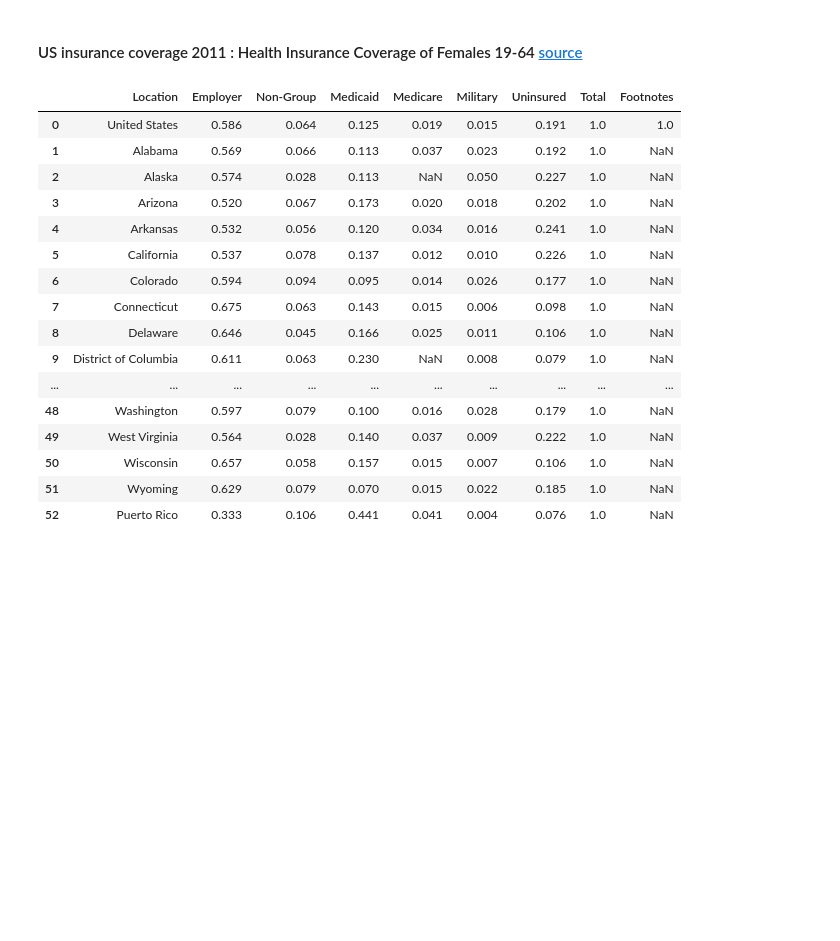
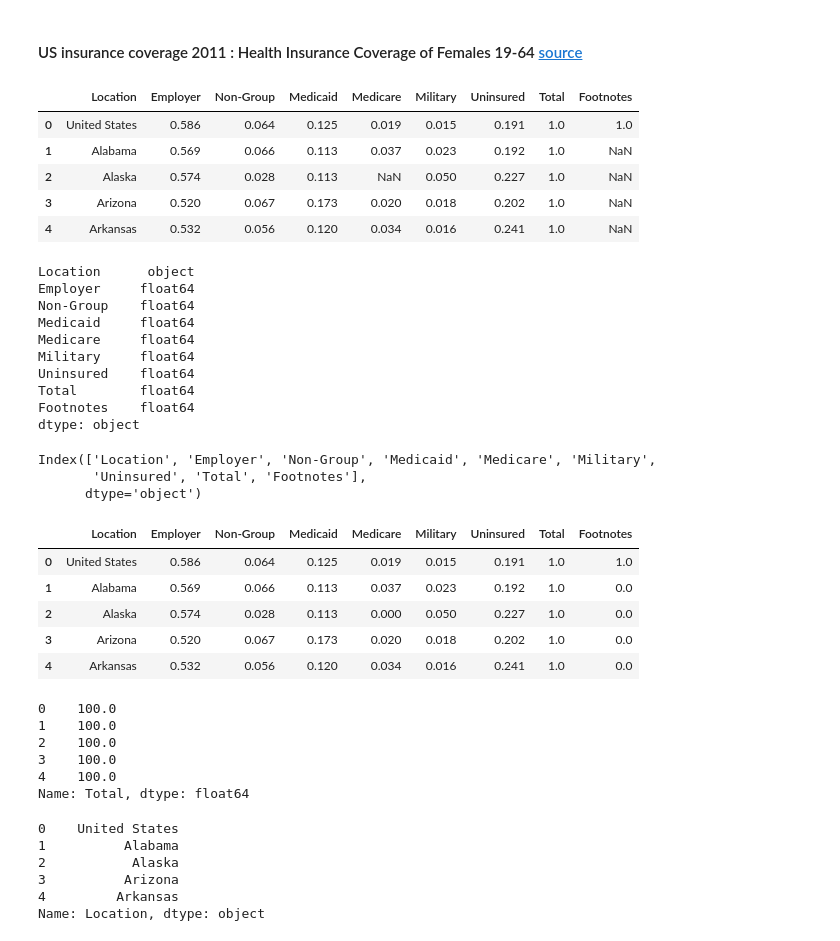
Before and after one commit to LeeProut/US-Maternal-Mortality, a Jupyter notebook: MMR_CDC.ipynb, the cells around one changed output. Saved outputs shown, nothing was run; the diff lists cells and outputs as text; code cells hidden in the pictures; blank space fills up the shorter version.

```diff
--- a/MMR_CDC.ipynb
+++ b/MMR_CDC.ipynb
@@ -526,22 +538,78 @@ us_ins_2009_df.head()
 # %% [markdown]
 #### US insurance coverage 2011 : Health Insurance Coverage of Females 19-64 [source](https://www.kff.org/other/state-indicator/health-insurance-coverage-of-nonelderly-adult-females/?currentTimeframe=8&sortModel=%7B%22colId%22:%22Location%22,%22sort%22:%22asc%22%7D)
 # %%
-ins_df_2011
+ins_df_2011.head()
 # %% [output]
 |  | Location | Employer | Non-Group | Medicaid | Medicare | Military | Uninsured | Total | Footnotes |
 | 0 | United States | 0.586 | 0.064 | 0.125 | 0.019 | 0.015 | 0.191 | 1.0 | 1.0 |
 | 1 | Alabama | 0.569 | 0.066 | 0.113 | 0.037 | 0.023 | 0.192 | 1.0 | NaN |
 | 2 | Alaska | 0.574 | 0.028 | 0.113 | NaN | 0.050 | 0.227 | 1.0 | NaN |
 | 3 | Arizona | 0.520 | 0.067 | 0.173 | 0.020 | 0.018 | 0.202 | 1.0 | NaN |
 | 4 | Arkansas | 0.532 | 0.056 | 0.120 | 0.034 | 0.016 | 0.241 | 1.0 | NaN |
-| 5 | California | 0.537 | 0.078 | 0.137 | 0.012 | 0.010 | 0.226 | 1.0 | NaN |
-| 6 | Colorado | 0.594 | 0.094 | 0.095 | 0.014 | 0.026 | 0.177 | 1.0 | NaN |
-| 7 | Connecticut | 0.675 | 0.063 | 0.143 | 0.015 | 0.006 | 0.098 | 1.0 | NaN |
-| 8 | Delaware | 0.646 | 0.045 | 0.166 | 0.025 | 0.011 | 0.106 | 1.0 | NaN |
-| 9 | District of Columbia | 0.611 | 0.063 | 0.230 | NaN | 0.008 | 0.079 | 1.0 | NaN |
-| ... | ... | ... | ... | ... | ... | ... | ... | ... | ... |
-| 48 | Washington | 0.597 | 0.079 | 0.100 | 0.016 | 0.028 | 0.179 | 1.0 | NaN |
-| 49 | West Virginia | 0.564 | 0.028 | 0.140 | 0.037 | 0.009 | 0.222 | 1.0 | NaN |
-| 50 | Wisconsin | 0.657 | 0.058 | 0.157 | 0.015 | 0.007 | 0.106 | 1.0 | NaN |
-| 51 | Wyoming | 0.629 | 0.079 | 0.070 | 0.015 | 0.022 | 0.185 | 1.0 | NaN |
-| 52 | Puerto Rico | 0.333 | 0.106 | 0.441 | 0.041 | 0.004 | 0.076 | 1.0 | NaN |
+# %%
+# check datatypes
+ins_df_2011.dtypes
+# %% [output]
+Location      object
+Employer     float64
+Non-Group    float64
+Medicaid     float64
+Medicare     float64
+Military     float64
+Uninsured    float64
+Total        float64
+Footnotes    float64
+dtype: object
+# %%
+# check column names
+ins_df_2011.columns
+# %% [output]
+Index(['Location', 'Employer', 'Non-Group', 'Medicaid', 'Medicare', 'Military',
+       'Uninsured', 'Total', 'Footnotes'],
+      dtype='object')
+# %%
+# adjust NaN values to 0 with .fillna(0)
+ins_df_2011_clean = ins_df_2011.fillna(0)
+ins_df_2011_clean.head()
+# %% [output]
+|  | Location | Employer | Non-Group | Medicaid | Medicare | Military | Uninsured | Total | Footnotes |
+| 0 | United States | 0.586 | 0.064 | 0.125 | 0.019 | 0.015 | 0.191 | 1.0 | 1.0 |
+| 1 | Alabama | 0.569 | 0.066 | 0.113 | 0.037 | 0.023 | 0.192 | 1.0 | 0.0 |
+| 2 | Alaska | 0.574 | 0.028 | 0.113 | 0.000 | 0.050 | 0.227 | 1.0 | 0.0 |
+| 3 | Arizona | 0.520 | 0.067 | 0.173 | 0.020 | 0.018 | 0.202 | 1.0 | 0.0 |
+| 4 | Arkansas | 0.532 | 0.056 | 0.120 | 0.034 | 0.016 | 0.241 | 1.0 | 0.0 |
+# %%
+#convert values to percentages
+
+employer_per_2011 = ins_df_2011_clean["Employer"] * 100
+
+non_group_per_2011 = ins_df_2011_clean["Non-Group"] * 100
+
+medicaid_per_2011 = ins_df_2011_clean["Medicaid"] * 100
+
+medicare_per_2011 = ins_df_2011_clean["Medicare"] * 100
+
+military_per_2011 = ins_df_2011_clean["Military"] * 100
+
+uninsured_per_2011 = ins_df_2011_clean["Uninsured"] * 100
+
+total_per_2011 = ins_df_2011_clean["Total"] * 100
+total_per_2011.head()
+# %% [output]
+0    100.0
+1    100.0
+2    100.0
+3    100.0
+4    100.0
+Name: Total, dtype: float64
+# %%
+# generate list of locations for building new dataframe
+locations_2011 = ins_df_2011_clean["Location"]
+locations_2011.head()
+# %% [output]
+0    United States
+1          Alabama
+2           Alaska
+3          Arizona
+4         Arkansas
+Name: Location, dtype: object
```
Also changed, not shown: parts of 11 cells of this notebook.
